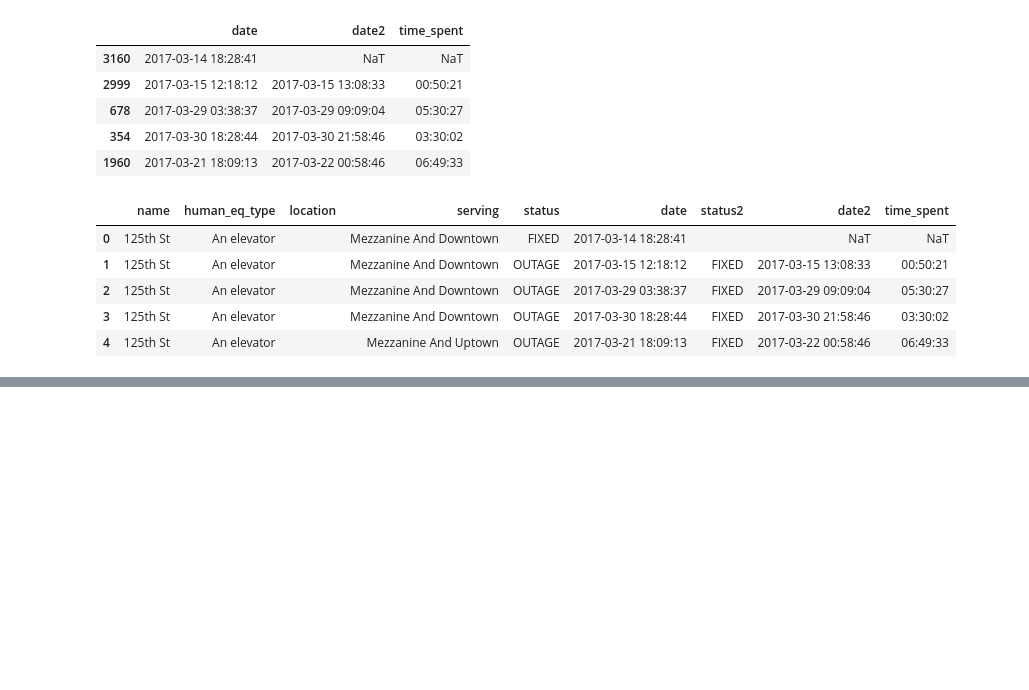
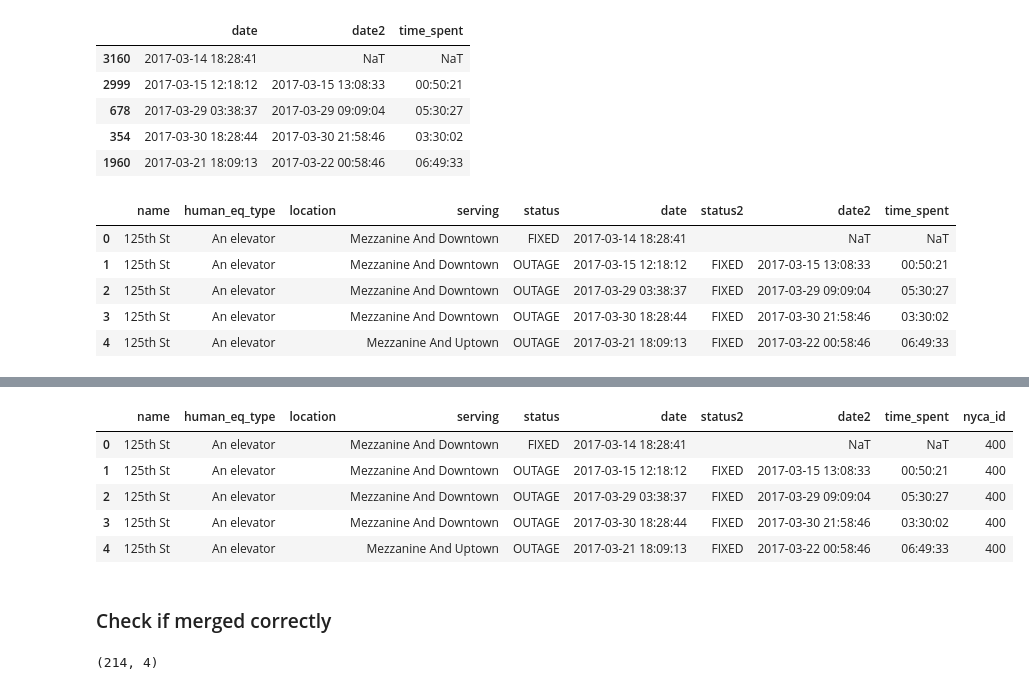
Before and after one commit to Data4Democracy/nyc-accessibility, a Jupyter notebook: Cleaning NYC Accessible Twitter Data.ipynb, the cells around one changed output, grey strips where cells are left out. Cells and saved outputs as stored; diff of their text form; code cells hidden in the pictures; blank space fills up the shorter version.

Commit message:
Added nyca_id to twitter data

```diff
--- a/Cleaning NYC Accessible Twitter Data.ipynb
+++ b/Cleaning NYC Accessible Twitter Data.ipynb
@@ -531,0 +534,4 @@ df.head()
+# %%
+# read in the nyca_id
+id_df = pd.read_csv('nyca_id.csv')
+id_df.head()
@@ -531,0 +545,4 @@ df.head()
+# %%
+# blank out NaN
+id_df.fillna('', inplace = True)
+id_df.head()
@@ -531,0 +556,18 @@ df.head()
+# %%
+merged = df.merge(id_df, on = ['name', 'location', 'serving'])
+merged.head()
+# %% [output]
+|  | name | human_eq_type | location | serving | status | date | status2 | date2 | time_spent | nyca_id |
+| 0 | 125th St | An elevator |  | Mezzanine And Downtown | FIXED | 2017-03-14 18:28:41 |  | NaT | NaT | 400 |
+| 1 | 125th St | An elevator |  | Mezzanine And Downtown | OUTAGE | 2017-03-15 12:18:12 | FIXED | 2017-03-15 13:08:33 | 00:50:21 | 400 |
+| 2 | 125th St | An elevator |  | Mezzanine And Downtown | OUTAGE | 2017-03-29 03:38:37 | FIXED | 2017-03-29 09:09:04 | 05:30:27 | 400 |
+| 3 | 125th St | An elevator |  | Mezzanine And Downtown | OUTAGE | 2017-03-30 18:28:44 | FIXED | 2017-03-30 21:58:46 | 03:30:02 | 400 |
+| 4 | 125th St | An elevator |  | Mezzanine And Uptown | OUTAGE | 2017-03-21 18:09:13 | FIXED | 2017-03-22 00:58:46 | 06:49:33 | 400 |
+# %% [markdown]
+### Check if merged correctly
+# %%
+test_df = merged[['nyca_id', 'name', 'location', 'serving']]
+test_df = test_df.drop_duplicates()
+test_df.shape
+# %% [output]
+(214, 4)
```
Also changed, not shown: parts of 8 cells of this notebook, 3 other files.
